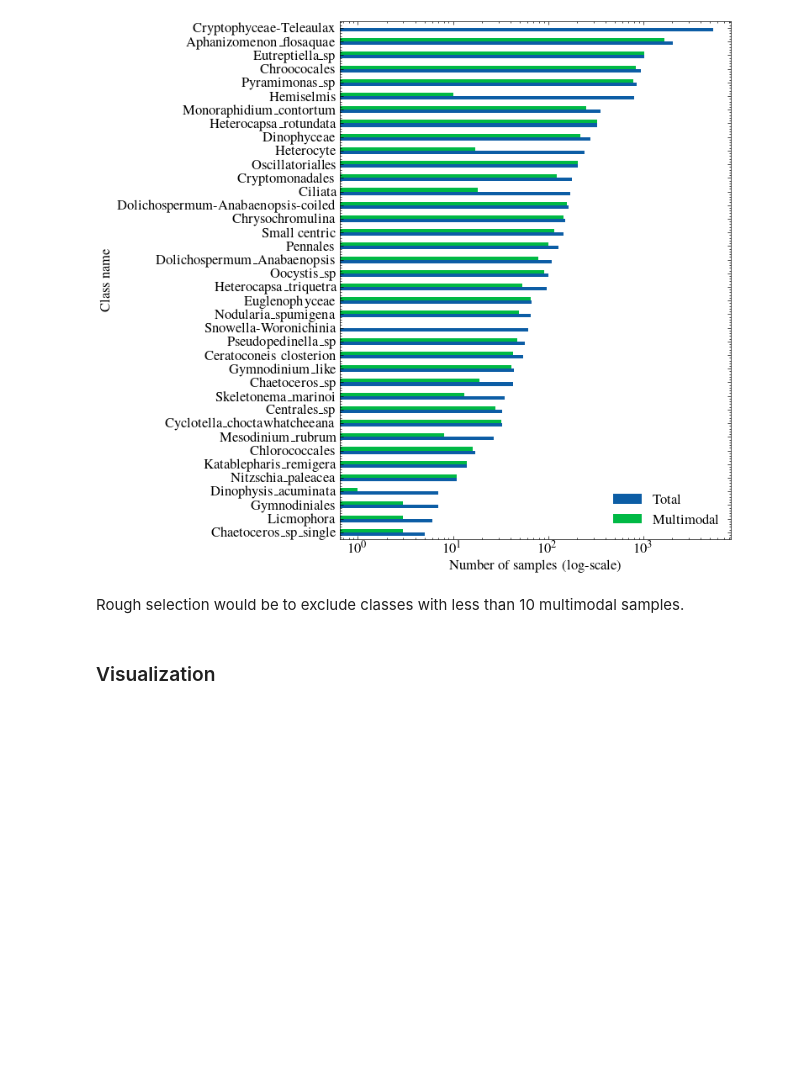
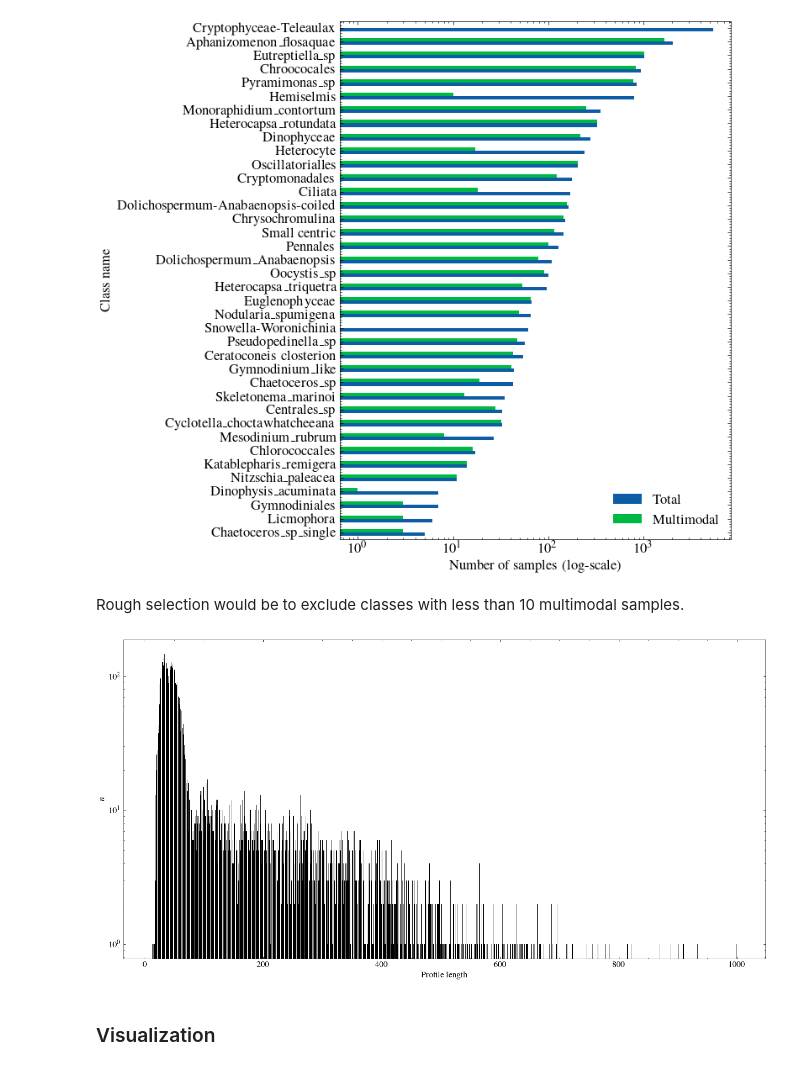
Before and after one commit to imveikka/multimodal_plankton_recognition, a Jupyter notebook: data_analysis.ipynb, the cells around one changed output. Drawn from its saved outputs; the diff is of its cells as text; code cells hidden in the pictures; blank space fills up the shorter version.

```diff
--- a/data_analysis.ipynb
+++ b/data_analysis.ipynb
@@ -98,6 +82,23 @@ plt.show()
 [figure]
 # %% [markdown]
 Rough selection would be to exclude classes with less than 10 multimodal samples.
+# %%
+X = annotations[annotations.has_profile].X
+
+def table_len(x):
+    return pd.read_csv(profile_dir / f'{x}.csv').shape[0]
+
+counter = Counter(list(map(table_len, X)))
+# %%
+
+_, ax = plt.subplots(figsize=(16, 8))
+ax.bar(*zip(*counter.items()), color='k')
+# ax.set_xscale('log')
+ax.set_xlabel('Profile length')
+ax.set_ylabel('$n$')
+ax.set_yscale('log')
+# %% [output]
+[figure, added]
 # %% [markdown]
 ### Visualization
 # %%
```
Also changed, not shown: parts of 2 cells of this notebook, 4 other files.
